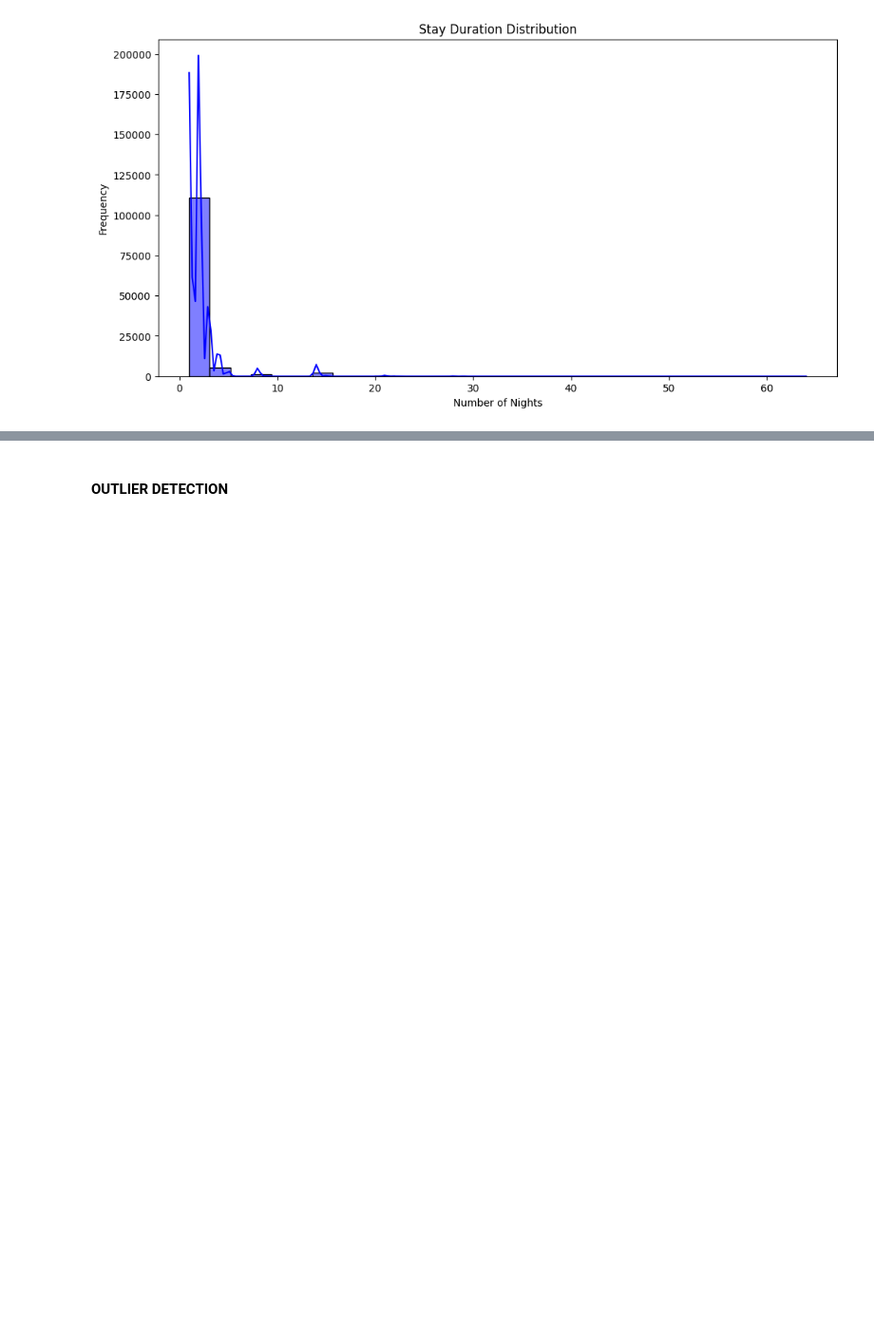
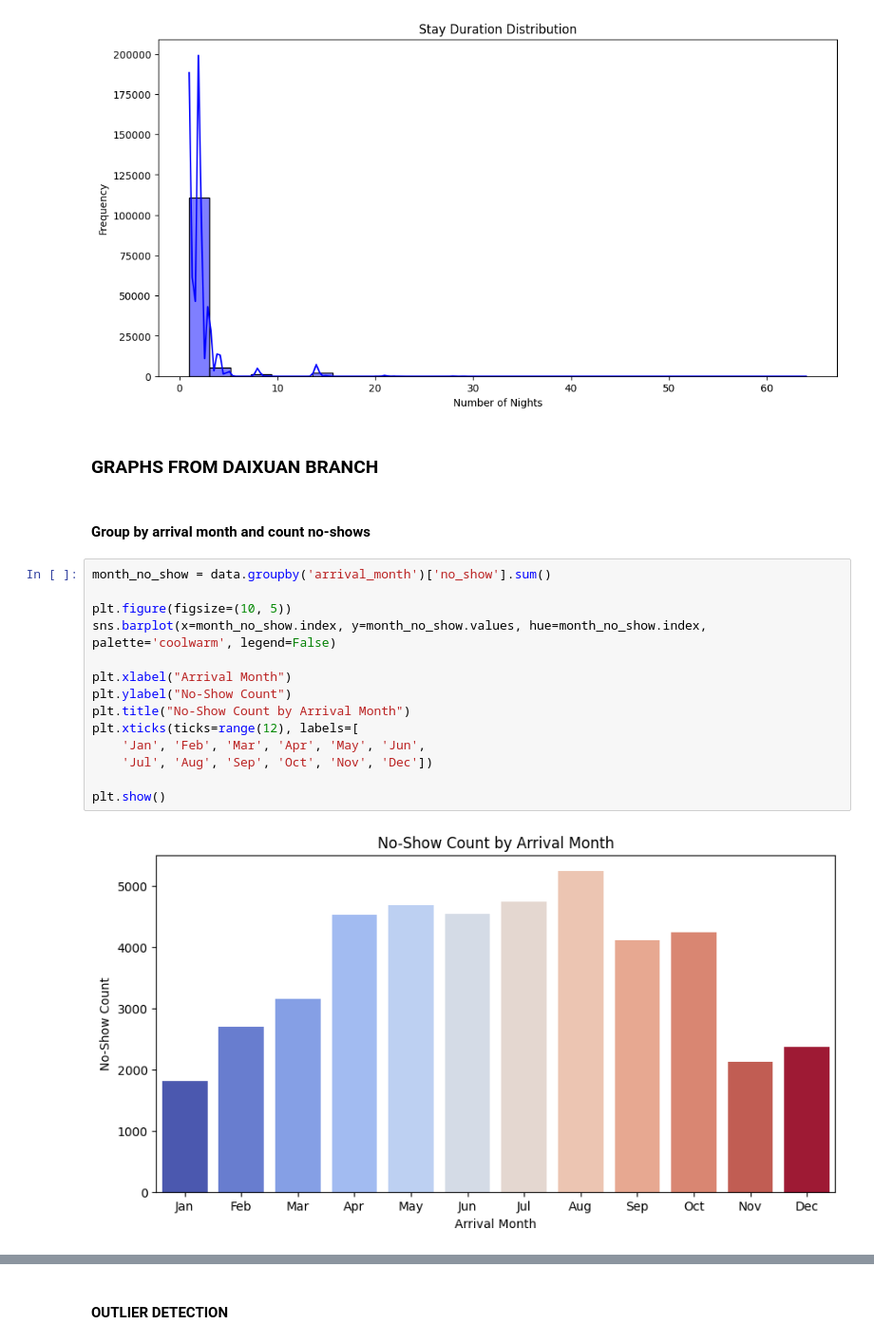
Before and after one commit to e-seet/inf2008ML, a Jupyter notebook: notebook-v2.ipynb, the cells around one changed output, grey strips where cells are left out. Shown at 95% size. Saved outputs shown, nothing was run; the diff lists cells and outputs as text; blank space fills up the shorter version.

Commit message:
Added graphs from daixuan branch

```diff
--- a/notebook-v2.ipynb
+++ b/notebook-v2.ipynb
@@ -1554,3 +1554,23 @@ plt.ylabel("Frequency")
 plt.show()
 # %% [output]
 [figure]
+# %% [markdown]
+### GRAPHS FROM DAIXUAN BRANCH
+# %% [markdown]
+#### Group by arrival month and count no-shows
+# %%
+month_no_show = data.groupby('arrival_month')['no_show'].sum()
+
+plt.figure(figsize=(10, 5))
+sns.barplot(x=month_no_show.index, y=month_no_show.values, hue=month_no_show.index, palette='coolwarm', legend=False)
+
+plt.xlabel("Arrival Month")
+plt.ylabel("No-Show Count")
+plt.title("No-Show Count by Arrival Month")
+plt.xticks(ticks=range(12), labels=[
+    'Jan', 'Feb', 'Mar', 'Apr', 'May', 'Jun',
+    'Jul', 'Aug', 'Sep', 'Oct', 'Nov', 'Dec'])
+
+plt.show()
+# %% [output]
+[figure, added]
```
Also changed, not shown: parts of 8 cells of this notebook.
